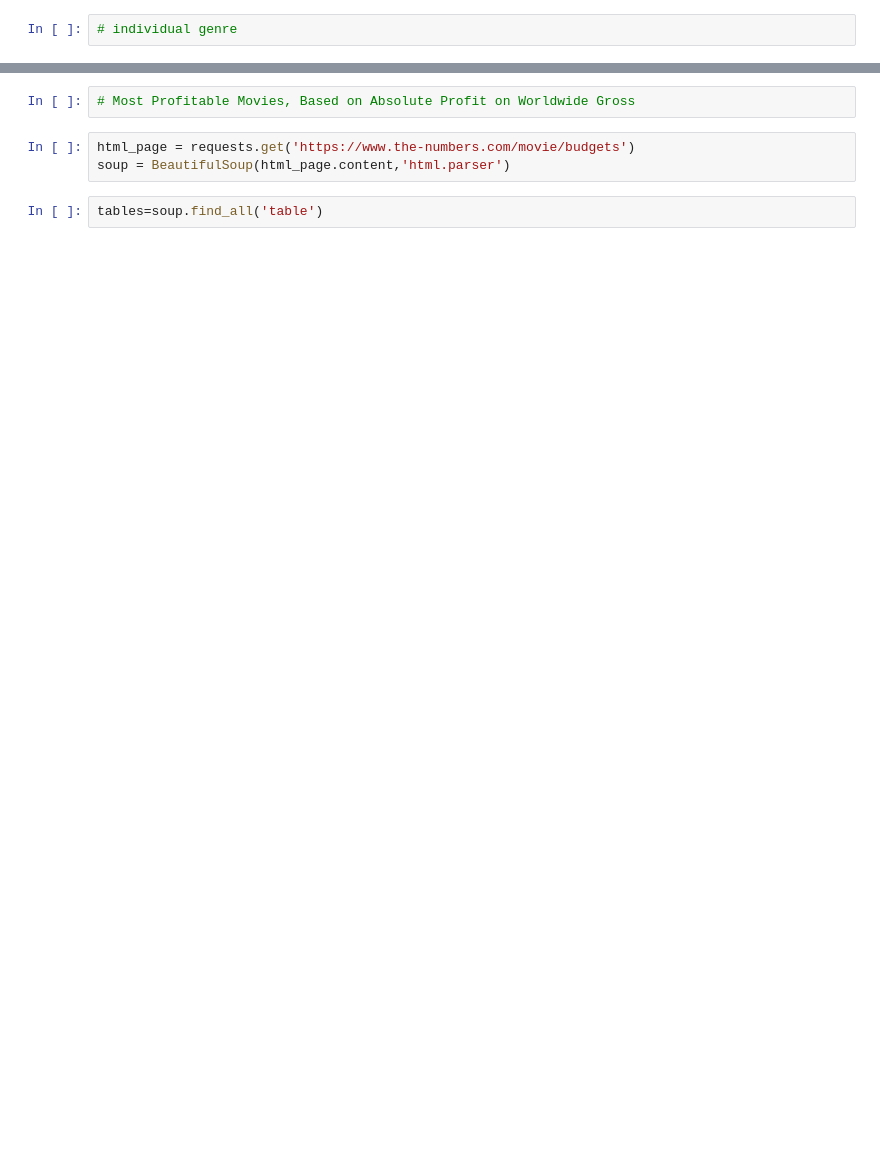
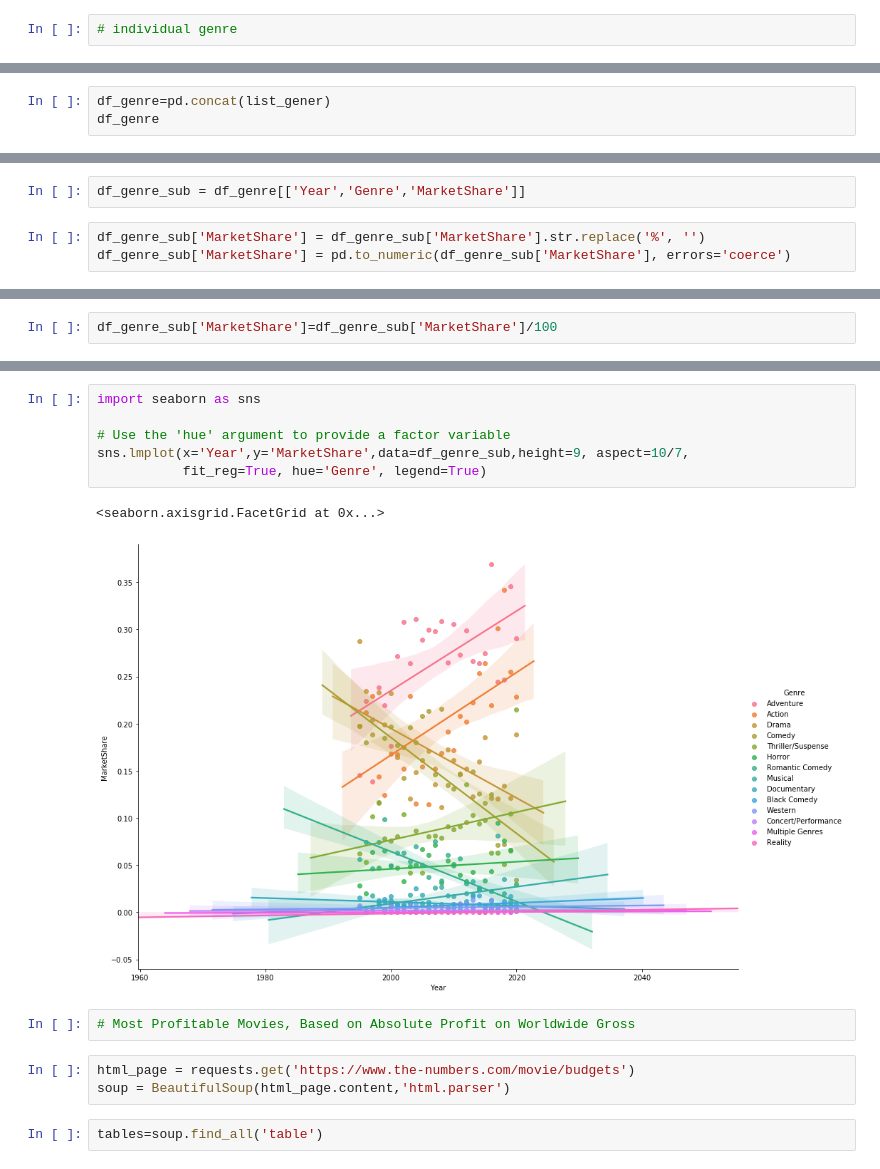
Before and after one commit to trevohearn/SailajaAndTrevor, a Jupyter notebook: new movies project(final).ipynb, the cells around one changed output, grey strips where cells are left out. Saved outputs shown, nothing was run; the diff lists cells and outputs as text; blank space fills up the shorter version.

```diff
--- a/new movies project(final).ipynb
+++ b/new movies project(final).ipynb
@@ -80,0 +167,3 @@ all_df[1]
+# %%
+df_genre=pd.concat(list_gener)
+df_genre
@@ -80,0 +184,5 @@ all_df[1]
+# %%
+df_genre_sub = df_genre[['Year','Genre','MarketShare']]
+# %%
+df_genre_sub['MarketShare'] = df_genre_sub['MarketShare'].str.replace('%', '')
+df_genre_sub['MarketShare'] = pd.to_numeric(df_genre_sub['MarketShare'], errors='coerce')
@@ -80,0 +199,2 @@ all_df[1]
+# %%
+df_genre_sub['MarketShare']=df_genre_sub['MarketShare']/100
@@ -81,3 +223,12 @@ all_df[1]
+# %%
+import seaborn as sns
+
+# Use the 'hue' argument to provide a factor variable
+sns.lmplot(x='Year',y='MarketShare',data=df_genre_sub,height=9, aspect=10/7,
+           fit_reg=True, hue='Genre', legend=True)
+# %% [output]
+<seaborn.axisgrid.FacetGrid at 0x...>
+[figure, added]
 # %%
 # Most Profitable Movies, Based on Absolute Profit on Worldwide Gross
 # %%
```
Also changed, not shown: parts of 42 cells of this notebook, 1 other file.
